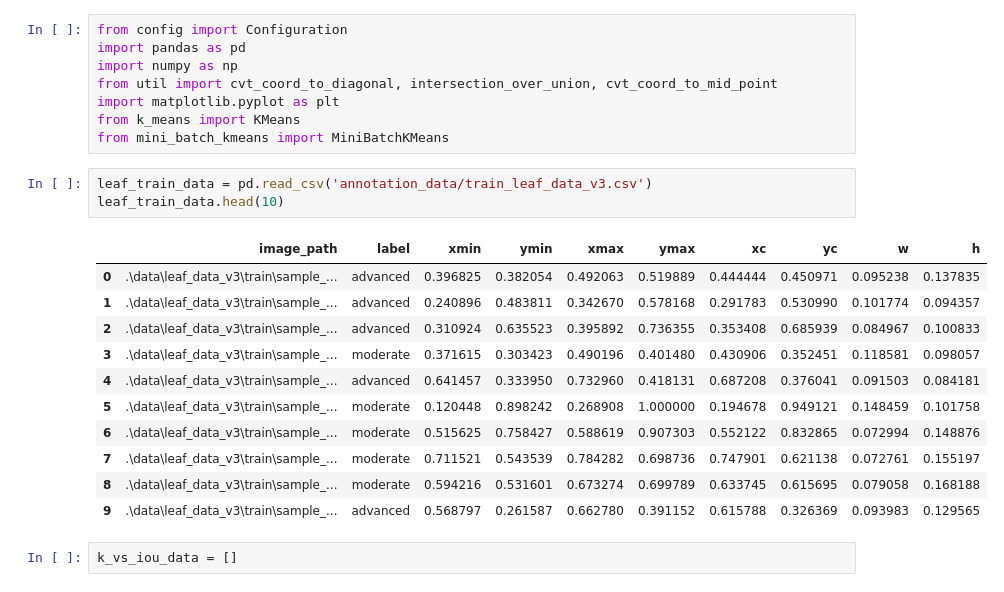
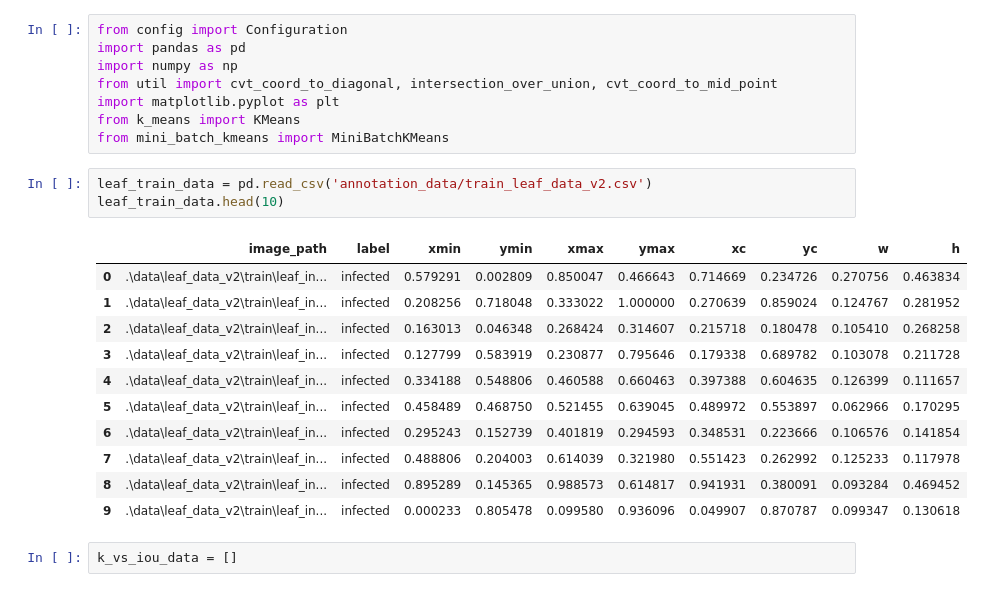
Before and after one commit to siddharthgawas-zz/yolo_v2_iteration2, a Jupyter notebook: k-means-run.ipynb, the cells around one changed output. Drawn from its saved outputs; the diff is of its cells as text.

```diff
--- a/k-means-run.ipynb
+++ b/k-means-run.ipynb
@@ -309,20 +315,20 @@ import matplotlib.pyplot as plt
 from k_means import KMeans
 from mini_batch_kmeans import MiniBatchKMeans
 # %%
-leaf_train_data = pd.read_csv('annotation_data/train_leaf_data_v3.csv')
+leaf_train_data = pd.read_csv('annotation_data/train_leaf_data_v2.csv')
 leaf_train_data.head(10)
 # %% [output]
 |  | image_path | label | xmin | ymin | xmax | ymax | xc | yc | w | h |
-| 0 | .\data\leaf_data_v3\train\sample_... | advanced | 0.396825 | 0.382054 | 0.492063 | 0.519889 | 0.444444 | 0.450971 | 0.095238 | 0.137835 |
-| 1 | .\data\leaf_data_v3\train\sample_... | advanced | 0.240896 | 0.483811 | 0.342670 | 0.578168 | 0.291783 | 0.530990 | 0.101774 | 0.094357 |
-| 2 | .\data\leaf_data_v3\train\sample_... | advanced | 0.310924 | 0.635523 | 0.395892 | 0.736355 | 0.353408 | 0.685939 | 0.084967 | 0.100833 |
-| 3 | .\data\leaf_data_v3\train\sample_... | moderate | 0.371615 | 0.303423 | 0.490196 | 0.401480 | 0.430906 | 0.352451 | 0.118581 | 0.098057 |
-| 4 | .\data\leaf_data_v3\train\sample_... | advanced | 0.641457 | 0.333950 | 0.732960 | 0.418131 | 0.687208 | 0.376041 | 0.091503 | 0.084181 |
-| 5 | .\data\leaf_data_v3\train\sample_... | moderate | 0.120448 | 0.898242 | 0.268908 | 1.000000 | 0.194678 | 0.949121 | 0.148459 | 0.101758 |
-| 6 | .\data\leaf_data_v3\train\sample_... | moderate | 0.515625 | 0.758427 | 0.588619 | 0.907303 | 0.552122 | 0.832865 | 0.072994 | 0.148876 |
-| 7 | .\data\leaf_data_v3\train\sample_... | moderate | 0.711521 | 0.543539 | 0.784282 | 0.698736 | 0.747901 | 0.621138 | 0.072761 | 0.155197 |
-| 8 | .\data\leaf_data_v3\train\sample_... | moderate | 0.594216 | 0.531601 | 0.673274 | 0.699789 | 0.633745 | 0.615695 | 0.079058 | 0.168188 |
-| 9 | .\data\leaf_data_v3\train\sample_... | advanced | 0.568797 | 0.261587 | 0.662780 | 0.391152 | 0.615788 | 0.326369 | 0.093983 | 0.129565 |
+| 0 | .\data\leaf_data_v2\train\leaf_in... | infected | 0.579291 | 0.002809 | 0.850047 | 0.466643 | 0.714669 | 0.234726 | 0.270756 | 0.463834 |
+| 1 | .\data\leaf_data_v2\train\leaf_in... | infected | 0.208256 | 0.718048 | 0.333022 | 1.000000 | 0.270639 | 0.859024 | 0.124767 | 0.281952 |
+| 2 | .\data\leaf_data_v2\train\leaf_in... | infected | 0.163013 | 0.046348 | 0.268424 | 0.314607 | 0.215718 | 0.180478 | 0.105410 | 0.268258 |
+| 3 | .\data\leaf_data_v2\train\leaf_in... | infected | 0.127799 | 0.583919 | 0.230877 | 0.795646 | 0.179338 | 0.689782 | 0.103078 | 0.211728 |
+| 4 | .\data\leaf_data_v2\train\leaf_in... | infected | 0.334188 | 0.548806 | 0.460588 | 0.660463 | 0.397388 | 0.604635 | 0.126399 | 0.111657 |
+| 5 | .\data\leaf_data_v2\train\leaf_in... | infected | 0.458489 | 0.468750 | 0.521455 | 0.639045 | 0.489972 | 0.553897 | 0.062966 | 0.170295 |
+| 6 | .\data\leaf_data_v2\train\leaf_in... | infected | 0.295243 | 0.152739 | 0.401819 | 0.294593 | 0.348531 | 0.223666 | 0.106576 | 0.141854 |
+| 7 | .\data\leaf_data_v2\train\leaf_in... | infected | 0.488806 | 0.204003 | 0.614039 | 0.321980 | 0.551423 | 0.262992 | 0.125233 | 0.117978 |
+| 8 | .\data\leaf_data_v2\train\leaf_in... | infected | 0.895289 | 0.145365 | 0.988573 | 0.614817 | 0.941931 | 0.380091 | 0.093284 | 0.469452 |
+| 9 | .\data\leaf_data_v2\train\leaf_in... | infected | 0.000233 | 0.805478 | 0.099580 | 0.936096 | 0.049907 | 0.870787 | 0.099347 | 0.130618 |
 # %%
 k_vs_iou_data = []
 # %%
```
Also changed, not shown: parts of 17 cells of this notebook, 22 other files.
